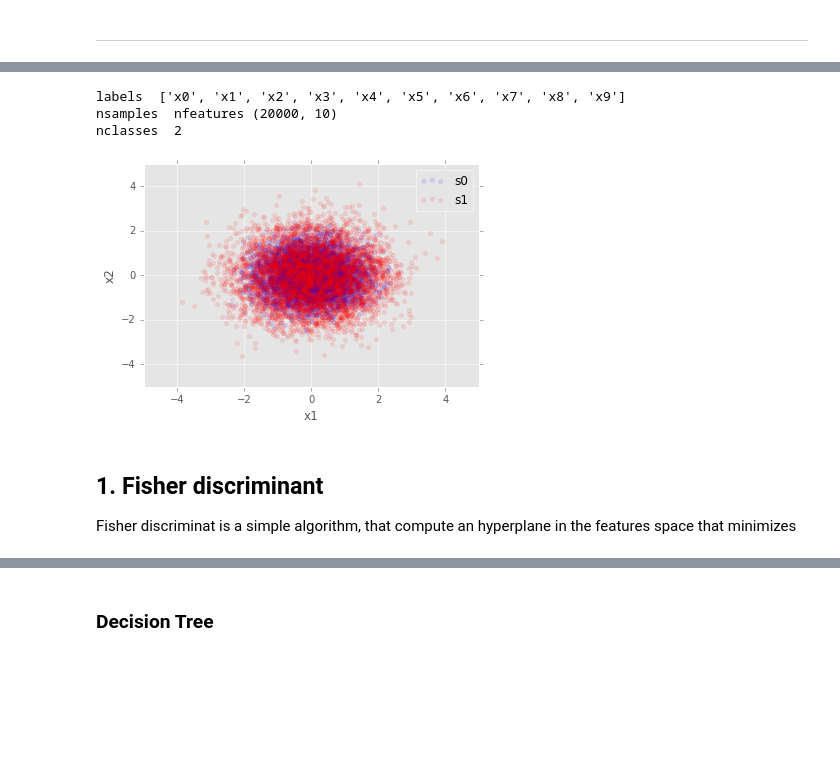
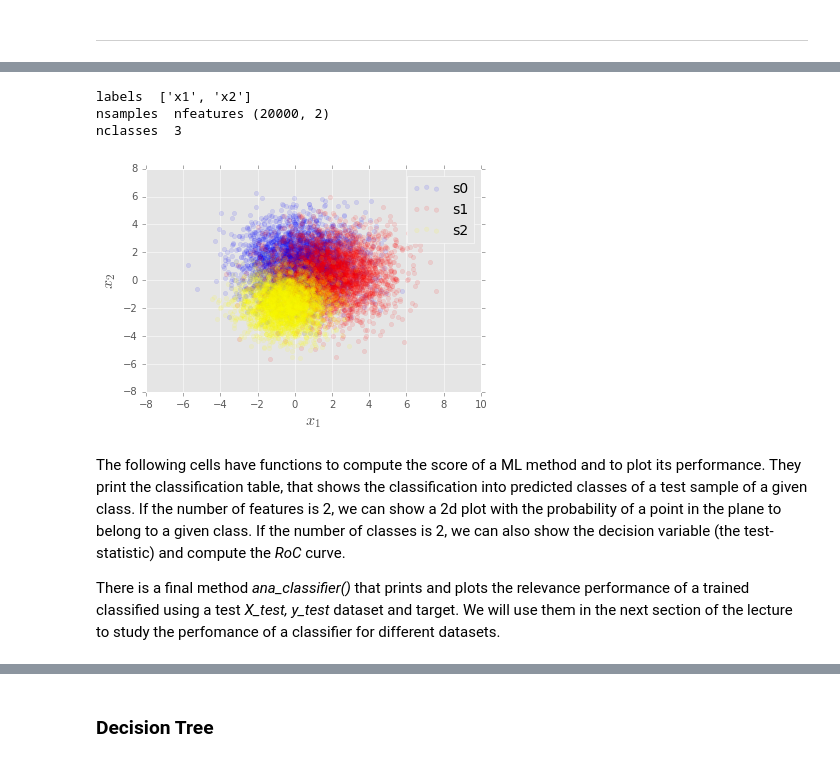
Before and after one commit to jahernando/uscdatanacourse, a Jupyter notebook: MVA.ipynb, the cells around one changed output, grey strips where cells are left out. Saved outputs shown, nothing was run; the diff lists cells and outputs as text; code cells hidden in the pictures; blank space fills up the shorter version.

```diff
--- a/MVA.ipynb
+++ b/MVA.ipynb
@@ -79,41 +92,51 @@ The most common used package in HEP is ROOT [] and TMVA []. But in this lectures
 # %%
-filename = 'chi2'
+def load_dataset(filename):
+    dpan = pd.read_csv('data/'+filename+'.csv')
+    labels = [str(label) for label in dpan.columns if label.find('x')>=0]
+    print 'labels ', labels
 
-dpan = pd.read_csv(filename+'.csv')
-labels = [str(label) for label in dpan.columns if label.find('x')>=0]
+    X = dpan.as_matrix(labels)
+    y = dpan.target.values
+    nclasses = np.max(y)+1
+    print 'nsamples  nfeatures', X.shape
+    print 'nclasses ', nclasses
 
-print 'labels ', labels
+    nsamples = len(y)
+    ntrain = nsamples/2
+    X_train, y_train = X[:ntrain], y[:ntrain]
+    X_test, y_test = X[ntrain:], y[ntrain:]
 
-X = dpan.as_matrix(labels)
-y = dpan.target.values
-nclasses = np.max(y)+1
-print 'nsamples  nfeatures', X.shape
-print 'nclasses ', nclasses
-
-nsamples = len(y)
-ntrain = nsamples/2
-X_train, y_train = X[:ntrain], y[:ntrain]
-X_test, y_test = X[ntrain:], y[ntrain:]
-
-fig, ax = plt.subplots()
-colors = 4*['blue', 'red', 'yellow', 'black', 'cyan', 'white']
-for i in range(nclasses):
-    color = colors[i]
-    si = (y_train == i)
-    ax.scatter(X_train[si, 0], X_train[si, 1], color=color, alpha=0.1,
-               label='s{:d}'.format(i))
-ax.set_xlabel('x1')
-ax.set_ylabel('x2')
-ax.legend();
+    return X_train, X_test, y_train, y_test
-# %% [output]
-labels  ['x0', 'x1', 'x2', 'x3', 'x4', 'x5', 'x6', 'x7', 'x8', 'x9']
-nsamples  nfeatures (20000, 10)
-nclasses  2
-[figure, removed]
-# %% [markdown]
-## 1. Fisher discriminant
-
-Fisher discriminat is a simple algorithm, that compute an hyperplane in the features space that minimizes
+# %%
+def plot_dataset(X, y):
+    fig, ax = plt.subplots()
+    nclasses = np.max(y)+1
+    colors = 4*['blue', 'red', 'yellow', 'black', 'cyan', 'white']
+    for i in range(nclasses):
+        color = colors[i]
+        si = (y == i)
+        ax.scatter(X[si, 0], X[si, 1], color=color, alpha=0.1,
+               label='s{:d}'.format(i))
+    ax.set_xlabel(r'$x_1$', fontsize=16)
+    ax.set_ylabel(r'$x_2$', fontsize=16)
+    ax.legend(fontsize=14);
+    return fig, ax
+# %%
+# filename = 'chi2'
+filename = 'gaus_c3'
+
+X_train, X_test, y_train, y_test = load_dataset(filename)
+
+fig, ax = plot_dataset(X_train, y_train)
+# %% [output]
+labels  ['x1', 'x2']
+nsamples  nfeatures (20000, 2)
+nclasses  3
+[figure, added]
+# %% [markdown]
+The following cells have functions to compute the score of a ML method and to plot its performance. They print the classification table, that shows the classification into predicted classes of a test sample of a given class. If the number of features is 2, we can show a 2d plot with the probability of a point in the plane to belong to a given class. If the number of classes is 2, we can also show the decision variable (the test-statistic) and compute the *RoC* curve.
+
+There is a final method *ana_classifier()* that prints and plots the relevance performance of a trained classified using a test *X_test, y_test* dataset and target. We will use them in the next section of the lecture to study the perfomance of a classifier for different datasets.
 # %%
 import sklearn.metrics as metrics
 
```
Also changed, not shown: parts of 47 cells of this notebook, 5 other files.
